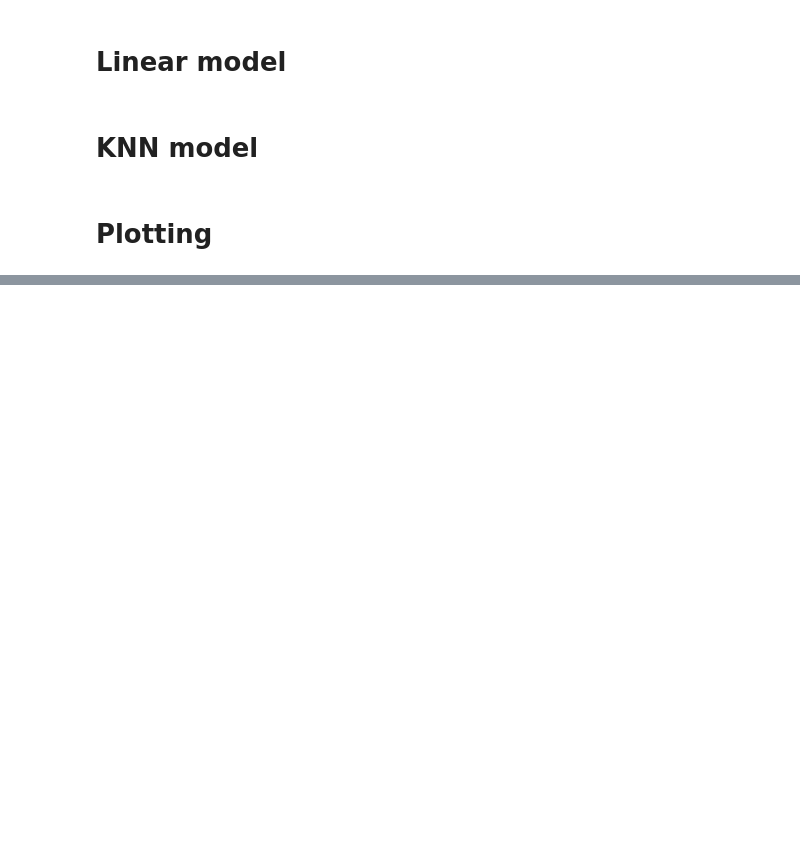
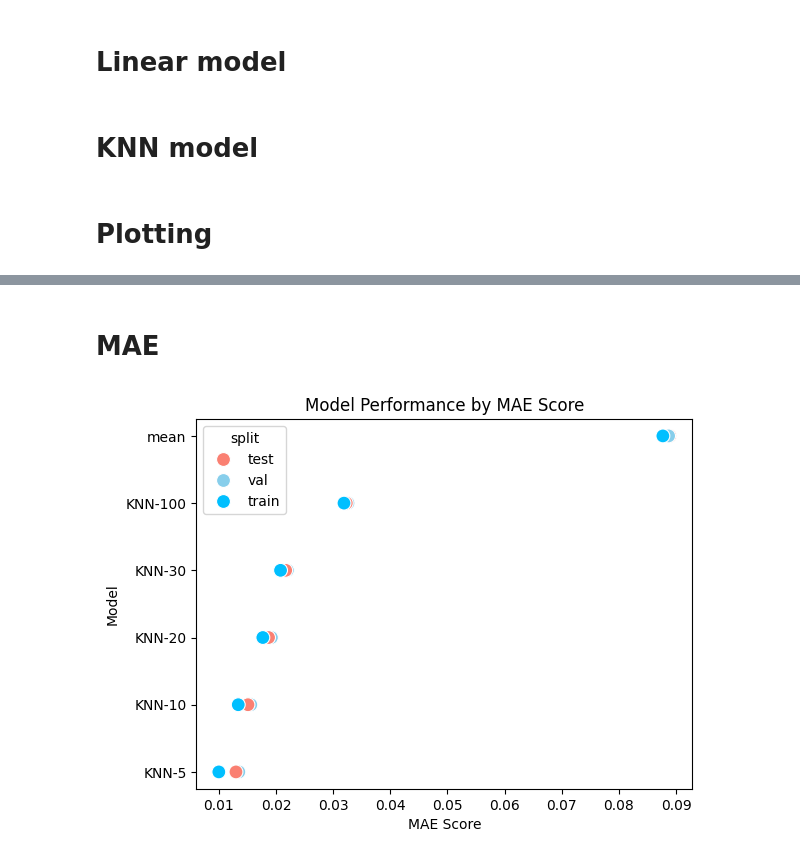
Before and after one commit to AddiH/DataScienceExam, a Jupyter notebook: nbs/base_models.ipynb, the cells around one changed output, grey strips where cells are left out. Saved outputs shown, nothing was run; the diff lists cells and outputs as text; code cells hidden in the pictures; blank space fills up the shorter version.

```diff
--- a/nbs/base_models.ipynb
+++ b/nbs/base_models.ipynb
@@ -128,0 +152,24 @@ plt.show()
+# %% [markdown]
+# MAE
+# %%
+# Make scatterplot of mae
+sns.scatterplot(data=perf_df.sort_values(by='mae', ascending=False),
+                     y='model',
+                     x='mae',
+                     marker='o',   # Circle markers
+                     s=100,        # Size of the markers
+                     hue='split',  # Color by split
+                     palette={'train': 'deepskyblue', 'val': 'skyblue', 'test': 'salmon'})  # Custom color palette
+
+# Adding plot title
+plt.title('Model Performance by MAE Score')
+
+# Adding x and y axis labels
+plt.xlabel('MAE Score')
+plt.ylabel('Model')
+# Save plot
+plt.savefig(('../plots/base_models_MAE.png'))
+# Display the plot
+plt.show()
+# %% [output]
+[figure, added]
```
Also changed, not shown: parts of 16 cells of this notebook, 7 other files.
